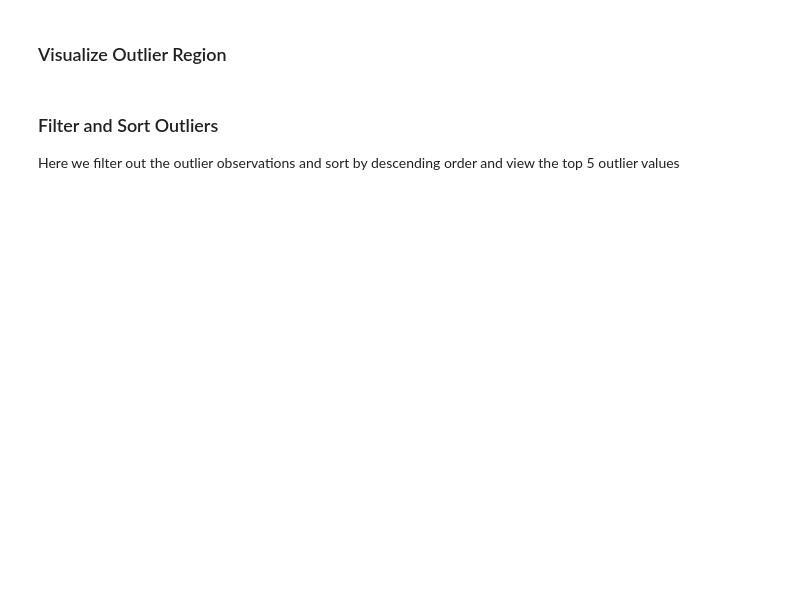
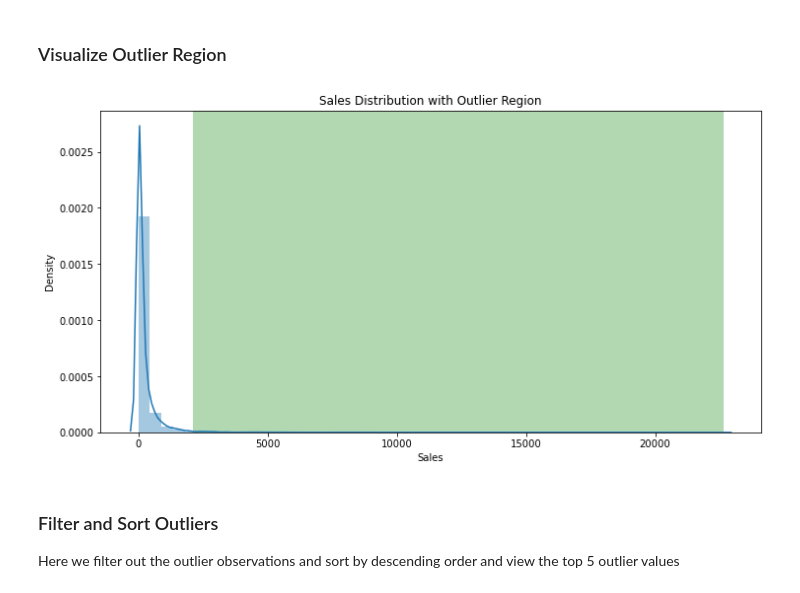
Before and after one commit to llpyyz/mec-mini-projects, a Jupyter notebook: mec-16.4.1-anomaly-detection-mini-project/Mini_Project_Anomaly_Detection.ipynb, the cells around one changed output. Saved outputs shown, nothing was run; the diff lists cells and outputs as text; code cells hidden in the pictures; blank space fills up the shorter version.

```diff
--- a/mec-16.4.1-anomaly-detection-mini-project/Mini_Project_Anomaly_Detection.ipynb
+++ b/mec-16.4.1-anomaly-detection-mini-project/Mini_Project_Anomaly_Detection.ipynb
@@ -186,9 +190,11 @@ print('Threshold Sales:', threshold_sales_value)
 # %%
 fig, ax = plt.subplots(1, 1, figsize=(12, 6))
 
 sns.distplot(df['Sales'])
-plt.axvspan(threshold_sales_value, df['Sales'].max(), facecolor='r', alpha=0.3)
+plt.axvspan(threshold_sales_value, df['Sales'].max(), facecolor='g', alpha=0.3)
 plt.title("Sales Distribution with Outlier Region");
+# %% [output]
+[figure, added]
 # %% [markdown]
 ### Filter and Sort Outliers
 
```
Also changed, not shown: parts of 9 cells of this notebook.
